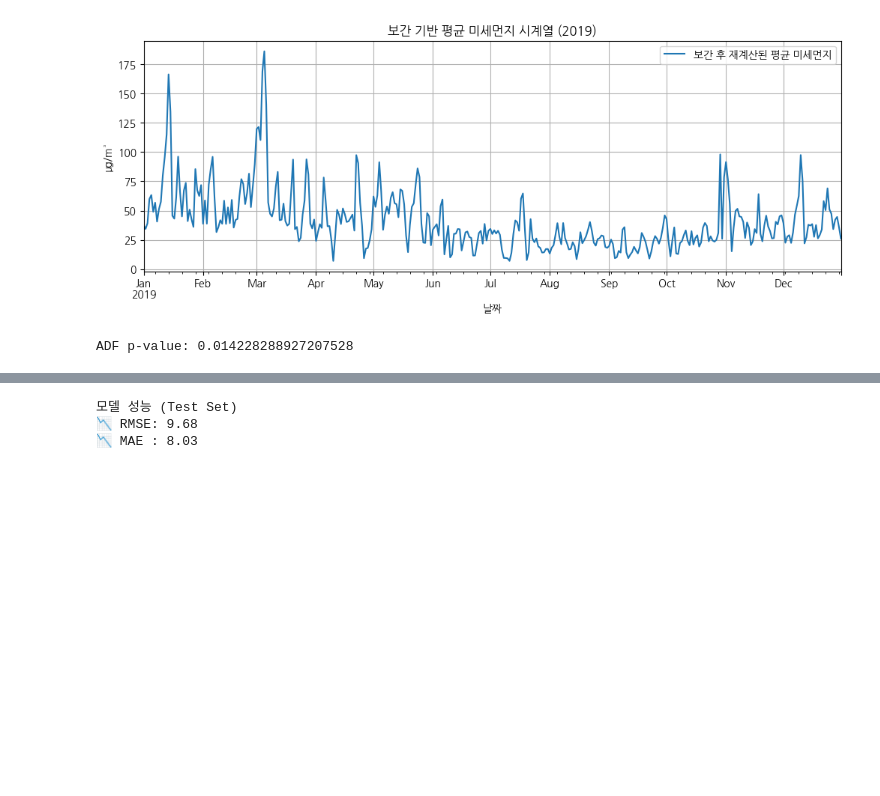
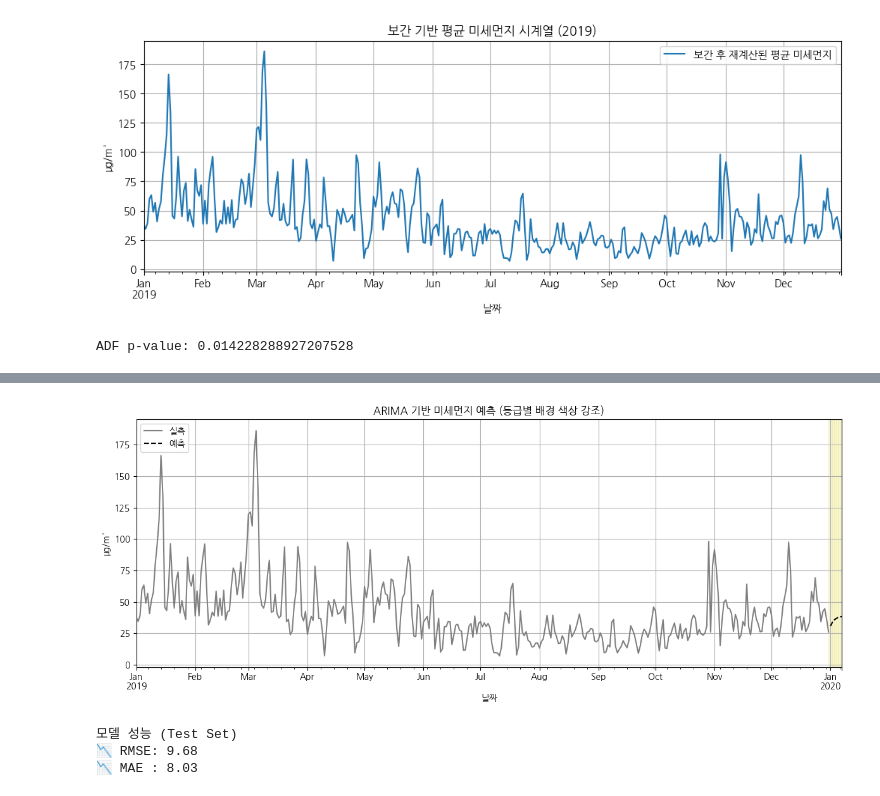
Before and after one commit to MaroChoi/Handong_bigdata_Quiz2_-22200756, a Jupyter notebook: Quiz.ipynb, the cells around one changed output, grey strips where cells are left out. Cells and saved outputs as stored; diff of their text form; code cells hidden in the pictures; blank space fills up the shorter version.

```diff
--- a/Quiz.ipynb
+++ b/Quiz.ipynb
@@ -157,3 +128,36 @@ NameError: name 'forecast_df' is not defined
+# %%
+# 1. 배경 색상 정의 (이걸 잊으면 오류 발생)
+grade_bg_colors = {
+    '매우 좋음': 'darkgreen',
+    '좋음': 'lightgreen',
+    '보통': 'khaki',
+    '나쁨': 'orange',
+    '매우 나쁨': 'red'
+}
+
+# 2. 시각화 코드 (axvspan 활용)
+from datetime import timedelta
+plt.figure(figsize=(12, 5))
+pm_series.plot(label='실측', color='gray')
+forecast.plot(label='예측', color='black', linestyle='--')
+
+for date, grade in zip(forecast_df.index, forecast_df['등급']):
+    plt.axvspan(
+        date - timedelta(hours=12),
+        date + timedelta(hours=12),
+        color=grade_bg_colors.get(grade, 'white'),  # 안전하게 get으로 처리
+        alpha=0.3
+    )
+
+plt.title('ARIMA 기반 미세먼지 예측 (등급별 배경 색상 강조)')
+plt.ylabel('μg/m³')
+plt.xlabel('날짜')
+plt.grid()
+plt.legend()
+plt.tight_layout()
+plt.show()
+# %% [output]
+[figure, added]
 # %%
 from sklearn.metrics import mean_squared_error, mean_absolute_error
 import numpy as np
```
Also changed, not shown: parts of 2 cells of this notebook.
